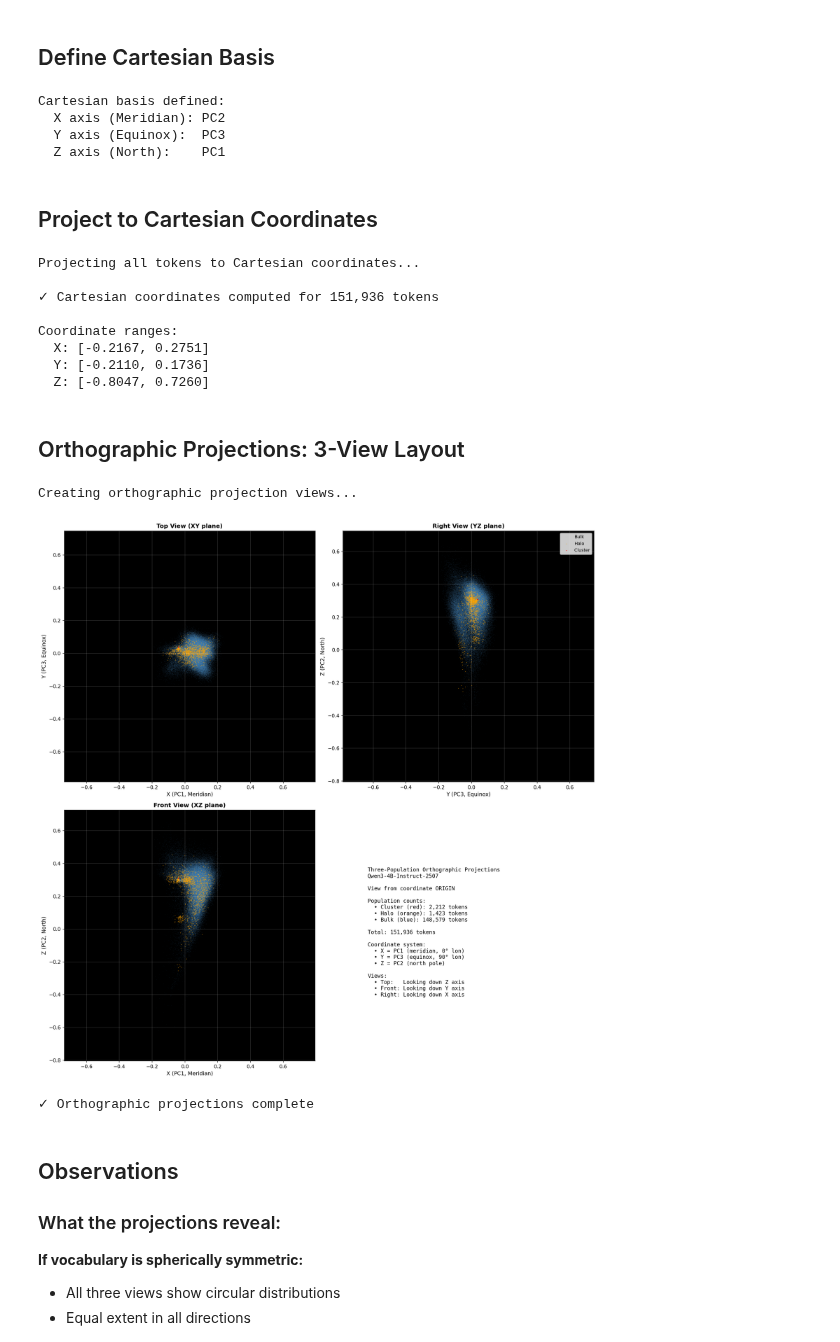
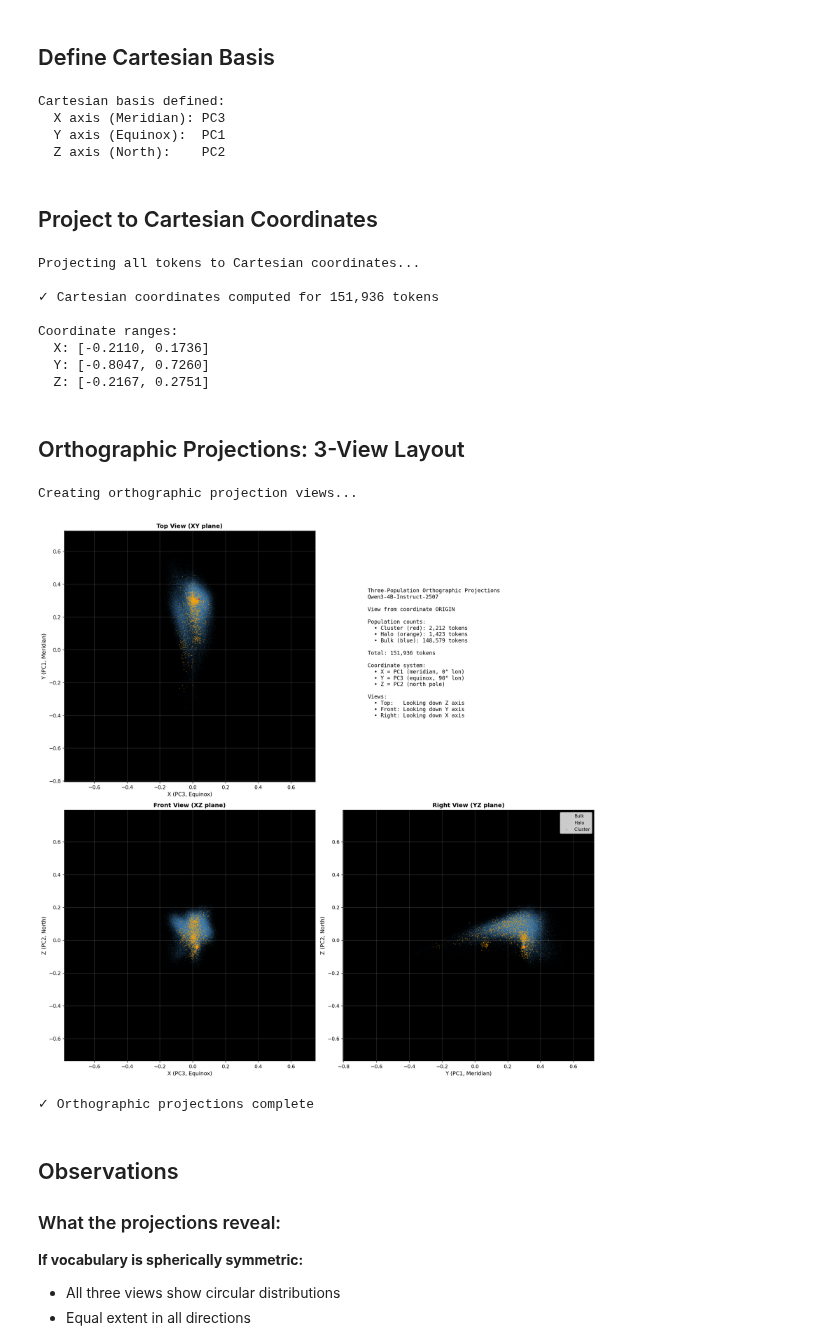
Before and after one commit to Embedding-Space/Azimuth_II, a Jupyter notebook: blog/notebooks/1.8f3_orthographic_projections.ipynb, the cells around one changed output. Cells and saved outputs as stored; diff of their text form; code cells hidden in the pictures.

```diff
--- a/blog/notebooks/1.8f3_orthographic_projections.ipynb
+++ b/blog/notebooks/1.8f3_orthographic_projections.ipynb
@@ -27,9 +27,9 @@ Convert spherical (r,θ,φ) → Cartesian (x,y,z), then plot:
 MODEL_NAME = "Qwen3-4B-Instruct-2507"
 
 # PCA basis
-NORTH_PC = 1   # Z axis
-MERIDIAN_PC = 2  # X axis
-EQUINOX_PC = 3   # Y axis
+NORTH_PC = 2     # Z axis
+MERIDIAN_PC = 3  # X axis
+EQUINOX_PC = 1   # Y axis
 
 # Colors and point sizes
 CLUSTER_COLOR = 'red'
@@ -131,9 +131,9 @@ print(f"  Y axis (Equinox):  PC{EQUINOX_PC}")
 print(f"  Z axis (North):    PC{NORTH_PC}")
 # %% [output]
 Cartesian basis defined:
-  X axis (Meridian): PC2
-  Y axis (Equinox):  PC3
-  Z axis (North):    PC1
+  X axis (Meridian): PC3
+  Y axis (Equinox):  PC1
+  Z axis (North):    PC2
 # %% [markdown]
 ## Project to Cartesian Coordinates
 # %%
@@ -155,9 +155,9 @@ Projecting all tokens to Cartesian coordinates...
 ✓ Cartesian coordinates computed for 151,936 tokens
 
 Coordinate ranges:
-  X: [-0.2167, 0.2751]
-  Y: [-0.2110, 0.1736]
-  Z: [-0.8047, 0.7260]
+  X: [-0.2110, 0.1736]
+  Y: [-0.8047, 0.7260]
+  Z: [-0.2167, 0.2751]
 # %%
 # Compute global limits for consistent scaling across all views
 x_lim = [x.min(), x.max()]
@@ -190,8 +190,8 @@ ax_xy = axes[0, 0]
 ax_xy.scatter(x[bulk_mask], y[bulk_mask], s=BULK_SIZE, alpha=BULK_ALPHA, c=BULK_COLOR, edgecolors='none', rasterized=True)
 ax_xy.scatter(x[halo_mask], y[halo_mask], s=HALO_SIZE, alpha=HALO_ALPHA, c=HALO_COLOR, edgecolors='none', rasterized=True)
 ax_xy.scatter(x[cluster_mask], y[cluster_mask], s=CLUSTER_SIZE, alpha=CLUSTER_ALPHA, c=CLUSTER_COLOR, edgecolors='none', rasterized=True)
-ax_xy.set_xlabel('X (PC1, Meridian)', color='black', fontsize=11)
-ax_xy.set_ylabel('Y (PC3, Equinox)', color='black', fontsize=11)
+ax_xy.set_xlabel('X (PC3, Equinox)', color='black', fontsize=11)
+ax_xy.set_ylabel('Y (PC1, Meridian)', color='black', fontsize=11)
 ax_xy.set_title('Top View (XY plane)', color='black', fontsize=12, fontweight='bold')
 ax_xy.grid(True, alpha=0.2, color='white')
 ax_xy.set_aspect('equal')
@@ -199,12 +199,12 @@ ax_xy.tick_params(colors='black')
 ax_xy.set_xlim(center_x - global_lim, center_x + global_lim)
 ax_xy.set_ylim(center_y - global_lim, center_y + global_lim)
 
-# (1,2) XZ plane - Front view (looking down Y axis)
+# (2,1) XZ plane - Front view (looking down Y axis)
 ax_xz = axes[1, 0]
 ax_xz.scatter(x[bulk_mask], z[bulk_mask], s=BULK_SIZE, alpha=BULK_ALPHA, c=BULK_COLOR, edgecolors='none', rasterized=True)
 ax_xz.scatter(x[halo_mask], z[halo_mask], s=HALO_SIZE, alpha=HALO_ALPHA, c=HALO_COLOR, edgecolors='none', rasterized=True)
 ax_xz.scatter(x[cluster_mask], z[cluster_mask], s=CLUSTER_SIZE, alpha=CLUSTER_ALPHA, c=CLUSTER_COLOR, edgecolors='none', rasterized=True)
-ax_xz.set_xlabel('X (PC1, Meridian)', color='black', fontsize=11)
+ax_xz.set_xlabel('X (PC3, Equinox)', color='black', fontsize=11)
 ax_xz.set_ylabel('Z (PC2, North)', color='black', fontsize=11)
 ax_xz.set_title('Front View (XZ plane)', color='black', fontsize=12, fontweight='bold')
 ax_xz.grid(True, alpha=0.2, color='white')
@@ -213,12 +213,12 @@ ax_xz.tick_params(colors='black')
 ax_xz.set_xlim(center_x - global_lim, center_x + global_lim)
 ax_xz.set_ylim(center_z - global_lim, center_z + global_lim)
 
-# (2,1) YZ plane - Right view (looking down X axis)
-ax_yz = axes[0, 1]
+# (2,2) YZ plane - Right view (looking down X axis)
+ax_yz = axes[1, 1]
 ax_yz.scatter(y[bulk_mask], z[bulk_mask], s=BULK_SIZE, alpha=BULK_ALPHA, c=BULK_COLOR, edgecolors='none', rasterized=True, label='Bulk')
 ax_yz.scatter(y[halo_mask], z[halo_mask], s=HALO_SIZE, alpha=HALO_ALPHA, c=HALO_COLOR, edgecolors='none', rasterized=True, label='Halo')
 ax_yz.scatter(y[cluster_mask], z[cluster_mask], s=CLUSTER_SIZE, alpha=CLUSTER_ALPHA, c=CLUSTER_COLOR, edgecolors='none', rasterized=True, label='Cluster')
-ax_yz.set_xlabel('Y (PC3, Equinox)', color='black', fontsize=11)
+ax_yz.set_xlabel('Y (PC1, Meridian)', color='black', fontsize=11)
 ax_yz.set_ylabel('Z (PC2, North)', color='black', fontsize=11)
 ax_yz.set_title('Right View (YZ plane)', color='black', fontsize=12, fontweight='bold')
 ax_yz.grid(True, alpha=0.2, color='white')
@@ -228,8 +228,8 @@ ax_yz.legend(loc='upper right', framealpha=0.8, fontsize=9)
 ax_yz.set_xlim(center_y - global_lim, center_y + global_lim)
 ax_yz.set_ylim(center_z - global_lim, center_z + global_lim)
 
-# (2,2) Stats/Legend
-ax_stats = axes[1, 1]
+# (1,2) Stats/Legend
+ax_stats = axes[0, 1]
 ax_stats.axis('off')
 
 # Add text with statistics
@@ -242,34 +242,34 @@ Population counts:
   • Cluster (red): {cluster_mask.sum():,} tokens
   • Halo (orange): {halo_mask.sum():,} tokens
   • Bulk (blue): {bulk_mask.sum():,} tokens
 
 Total: {N:,} tokens
 
 Coordinate system:
   • X = PC1 (meridian, 0° lon)
   • Y = PC3 (equinox, 90° lon)
   • Z = PC2 (north pole)
 
 Views:
   • Top:   Looking down Z axis
   • Front: Looking down Y axis
   • Right: Looking down X axis
 """
 
 ax_stats.text(0.1, 0.5, stats_text,
               transform=ax_stats.transAxes,
               fontsize=11,
               color='black',
               verticalalignment='center',
               fontfamily='monospace')
 
 plt.tight_layout()
 plt.show()
 
 print("✓ Orthographic projections complete")
 # %% [output]
 Creating orthographic projection views...
-[figure, old version]
+[figure, new version]
 ✓ Orthographic projections complete
 # %% [markdown]
 ## Observations
```
